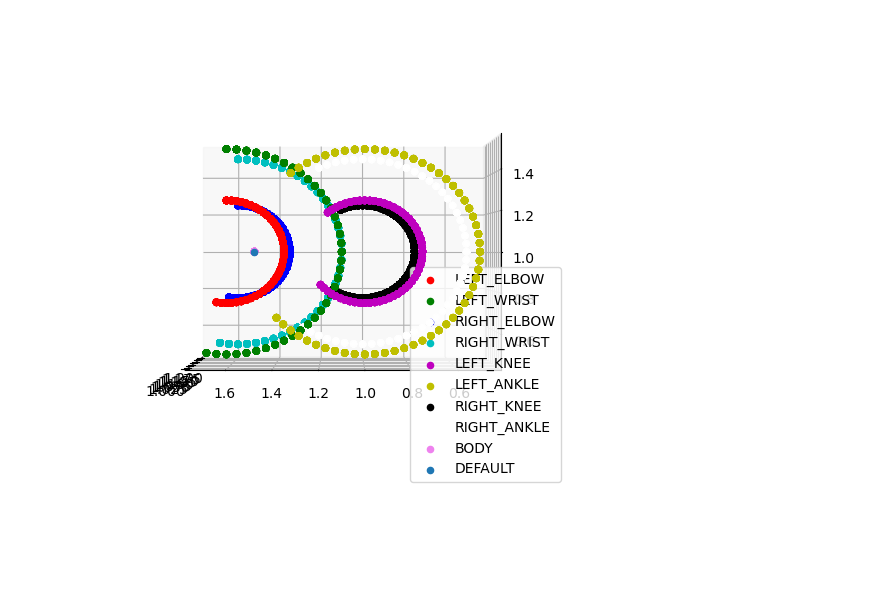
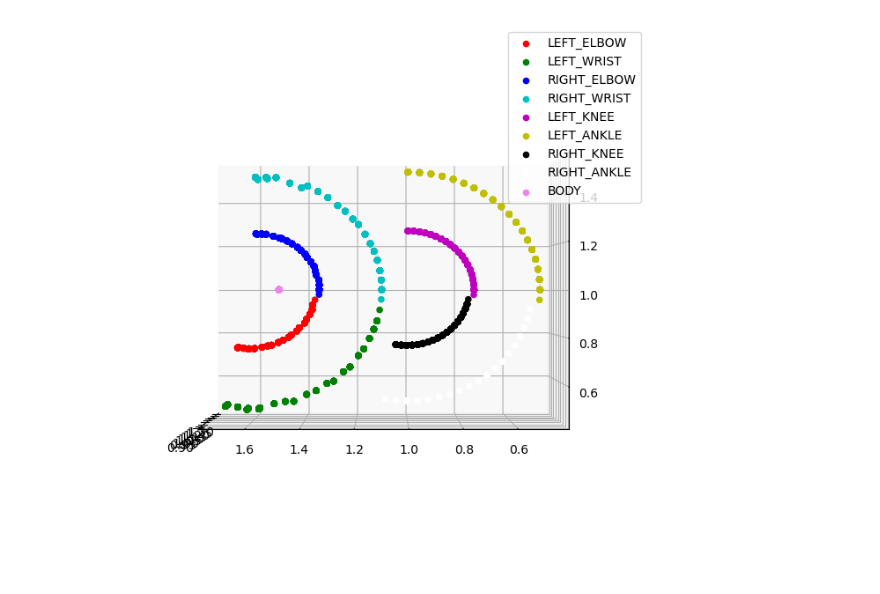
Before and after one commit to GmelaN/seoung_sim, a Jupyter notebook: mobility_visualization.ipynb, the cells around one changed output. Cells and saved outputs as stored; diff of their text form; code cells hidden in the pictures; blank space fills up the shorter version.

Commit message:
docs: mobility visualization

```diff
--- a/mobility_visualization.ipynb
+++ b/mobility_visualization.ipynb
@@ -49,25 +49,24 @@ env.run(until=50)
 # %%
 from mpl_toolkits.mplot3d import Axes3D
 import matplotlib.pyplot as plt
 from tqdm import tqdm
 
 # 임의의 mobs_pos 리스트 생성
 # mobs_pos = [...]
 
 colors = ('r', 'g', 'b', 'c', 'm', 'y', 'k', 'w', 'violet', 'purple', 'lavender', 'darkorange', 'crimson', 'darkcyan', 'crimson')
-fig = plt.figure(figsize=(9, 6))
+fig = plt.figure(figsize=(12, 8))
 ax = fig.add_subplot(111, projection='3d')
 
 ax.view_init(elev=0, azim=180)
 
 for i, mob in enumerate(tqdm(mobs_pos)):
     xs, ys, zs = zip(*mob)  # 각 점의 x, y, z 좌표 분리
     ax.scatter(xs, ys, zs, color=colors[i % len(colors)], alpha=1, label=str(positions[i]).split('.')[1])  # 점들 그리기
     # ax.text(xs[0], ys[0], zs[0], str(positions[i]).split('.')[1], color="black")
 
-ax.scatter(1.1, 1.5, 1, alpha=1, label="DEFAULT")
 
 ax.legend()
 plt.show()
 # %% [output]
-[figure, old version]
+[figure, new version]
```
Also changed, not shown: parts of 1 cell of this notebook.
